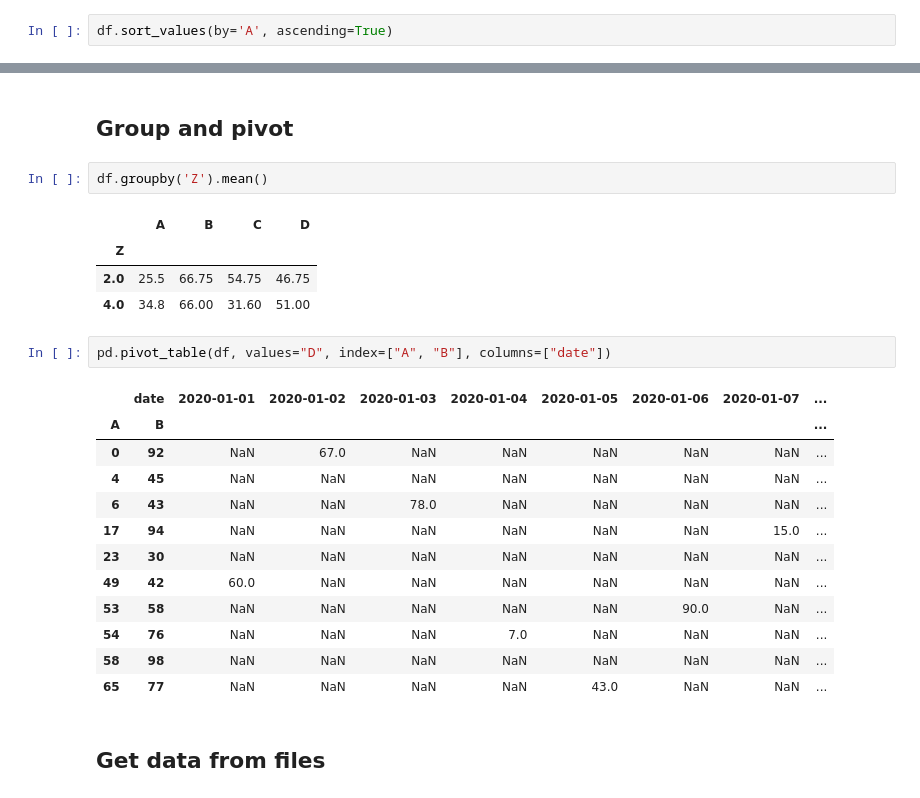
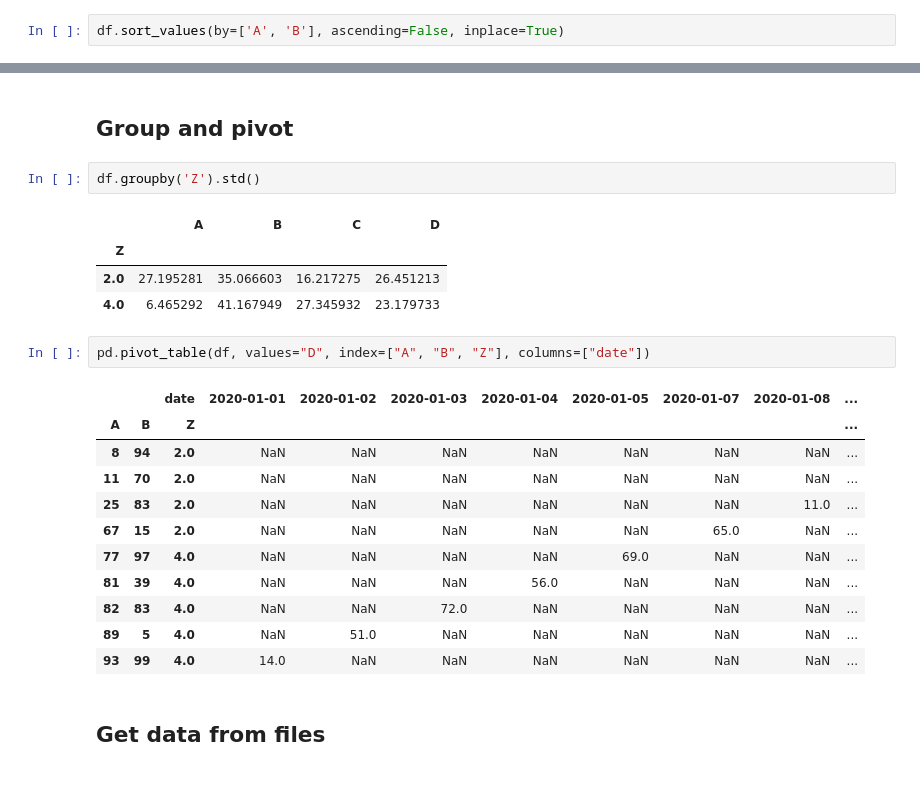
Before and after one commit to afflint/mastercobra, a Jupyter notebook: pandas.ipynb, the cells around one changed output, grey strips where cells are left out. Cells and saved outputs as stored; diff of their text form.

```diff
--- a/pandas.ipynb
+++ b/pandas.ipynb
@@ -85,2 +169,2 @@ df.sort_index(axis=0, ascending=False)
 # %%
-df.sort_values(by='A', ascending=True)
+df.sort_values(by=['A', 'B'], ascending=False, inplace=True)
@@ -269,27 +383,26 @@ Name: Z, dtype: int64
 # %% [markdown]
 ## Group and pivot
 # %%
-df.groupby('Z').mean()
+df.groupby('Z').std()
 # %% [output]
 |  | A | B | C | D |
 | Z |  |  |  |  |
-| 2.0 | 25.5 | 66.75 | 54.75 | 46.75 |
-| 4.0 | 34.8 | 66.00 | 31.60 | 51.00 |
+| 2.0 | 27.195281 | 35.066603 | 16.217275 | 26.451213 |
+| 4.0 | 6.465292 | 41.167949 | 27.345932 | 23.179733 |
 # %%
-pd.pivot_table(df, values="D", index=["A", "B"], columns=["date"])
+pd.pivot_table(df, values="D", index=["A", "B", "Z"], columns=["date"])
 # %% [output]
-|  | date | 2020-01-01 | 2020-01-02 | 2020-01-03 | 2020-01-04 | 2020-01-05 | 2020-01-06 | 2020-01-07 | ... |
-| A | B |  |  |  |  |  |  |  | ... |
-| 0 | 92 | NaN | 67.0 | NaN | NaN | NaN | NaN | NaN | ... |
-| 4 | 45 | NaN | NaN | NaN | NaN | NaN | NaN | NaN | ... |
-| 6 | 43 | NaN | NaN | 78.0 | NaN | NaN | NaN | NaN | ... |
-| 17 | 94 | NaN | NaN | NaN | NaN | NaN | NaN | 15.0 | ... |
-| 23 | 30 | NaN | NaN | NaN | NaN | NaN | NaN | NaN | ... |
-| 49 | 42 | 60.0 | NaN | NaN | NaN | NaN | NaN | NaN | ... |
-| 53 | 58 | NaN | NaN | NaN | NaN | NaN | 90.0 | NaN | ... |
-| 54 | 76 | NaN | NaN | NaN | 7.0 | NaN | NaN | NaN | ... |
-| 58 | 98 | NaN | NaN | NaN | NaN | NaN | NaN | NaN | ... |
-| 65 | 77 | NaN | NaN | NaN | NaN | 43.0 | NaN | NaN | ... |
+|  |  | date | 2020-01-01 | 2020-01-02 | 2020-01-03 | 2020-01-04 | 2020-01-05 | 2020-01-07 | 2020-01-08 | ... |
+| A | B | Z |  |  |  |  |  |  |  | ... |
+| 8 | 94 | 2.0 | NaN | NaN | NaN | NaN | NaN | NaN | NaN | ... |
+| 11 | 70 | 2.0 | NaN | NaN | NaN | NaN | NaN | NaN | NaN | ... |
+| 25 | 83 | 2.0 | NaN | NaN | NaN | NaN | NaN | NaN | 11.0 | ... |
+| 67 | 15 | 2.0 | NaN | NaN | NaN | NaN | NaN | 65.0 | NaN | ... |
+| 77 | 97 | 4.0 | NaN | NaN | NaN | NaN | 69.0 | NaN | NaN | ... |
+| 81 | 39 | 4.0 | NaN | NaN | NaN | 56.0 | NaN | NaN | NaN | ... |
+| 82 | 83 | 4.0 | NaN | NaN | 72.0 | NaN | NaN | NaN | NaN | ... |
+| 89 | 5 | 4.0 | NaN | 51.0 | NaN | NaN | NaN | NaN | NaN | ... |
+| 93 | 99 | 4.0 | 14.0 | NaN | NaN | NaN | NaN | NaN | NaN | ... |
 # %% [markdown]
 ## Get data from files
 # %%
```
Also changed, not shown: parts of 46 cells of this notebook, 2 other files.
